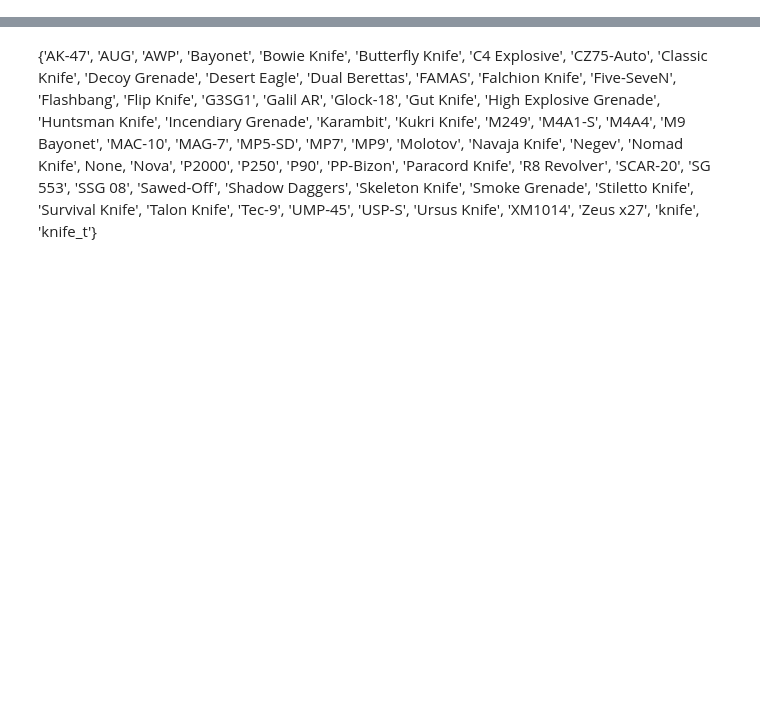
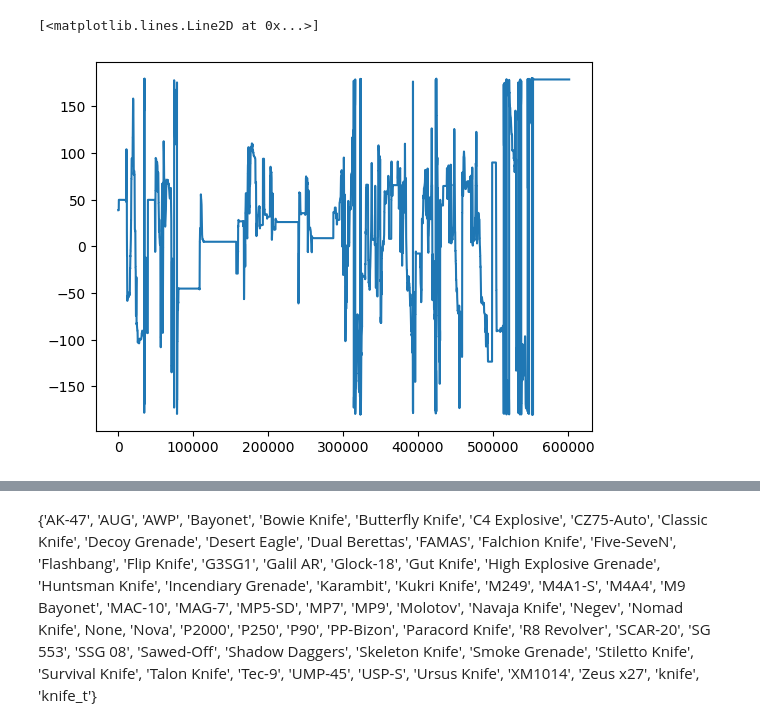
Before and after one commit to Pinkvinus/CS2_cheat_detection, a Jupyter notebook: DataConversionPipeline/pipeline_dev.ipynb, the cells around one changed output, grey strips where cells are left out. Cells and saved outputs as stored; diff of their text form; code cells hidden in the pictures; blank space fills up the shorter version.

```diff
--- a/DataConversionPipeline/pipeline_dev.ipynb
+++ b/DataConversionPipeline/pipeline_dev.ipynb
@@ -42,32 +42,35 @@ context_window_vals = ["attacker_X", "attacker_Y", "attacker_Z", "attacker_vel_X
 # %%
 # # FAFO cell
 
 # # idx = match_ticks[(match_ticks["flash_duration"] > 0)&(match_ticks["name"] == "Player_3")].index
 # # vals = match_ticks.iloc[idx][["flash_duration", "tick"]]
 
 # for i in match_ticks.columns:
     # print(i)
 
 # for i in match_events:
     # print(i[0])
 
 # # match_events[36][1]["attackerinair"]
 # # plt.plot(match_events[36][1]["attackerinair"])
 # match_events[-1][1]
 
 # weapons
 # filepath = r"C:\Users\Gert\Desktop\parsed_data\no_cheater_present"
 # maps = set()
 # for i in range(478):
 #     match_events = json_2_eventlist(filepath=filepath+f"\{str(i)}.json")
 #     val = match_events[-1][1]["map"].tolist()[0]
 #     maps.add(val)
 #     print(f"\rProcessing i = {i}", end='', flush=True)
 # maps
 # plt.plot(match_ticks[(match_ticks["name"] == "Player_3")&(match_ticks["velocity"]<10000)]["velocity"])
 # match_ticks["active_weapon_name"].unique()
-
-# match_ticks["health"]
+plt.plot(match_ticks[(match_ticks["name"] == "Player_3")]["yaw"])
+# match_ticks[(match_ticks["velocity"] < 400)&(match_ticks["name"] == "Player_3")]["velocity"]
+# %% [output]
+[<matplotlib.lines.Line2D at 0x...>]
+[figure, added]
 # %%
 MDP = cwh.MatchDataProcessor(match_ticks, match_events, context_window_size)
 # %%
```
Also changed, not shown: parts of 3 cells of this notebook, 1 other file.
